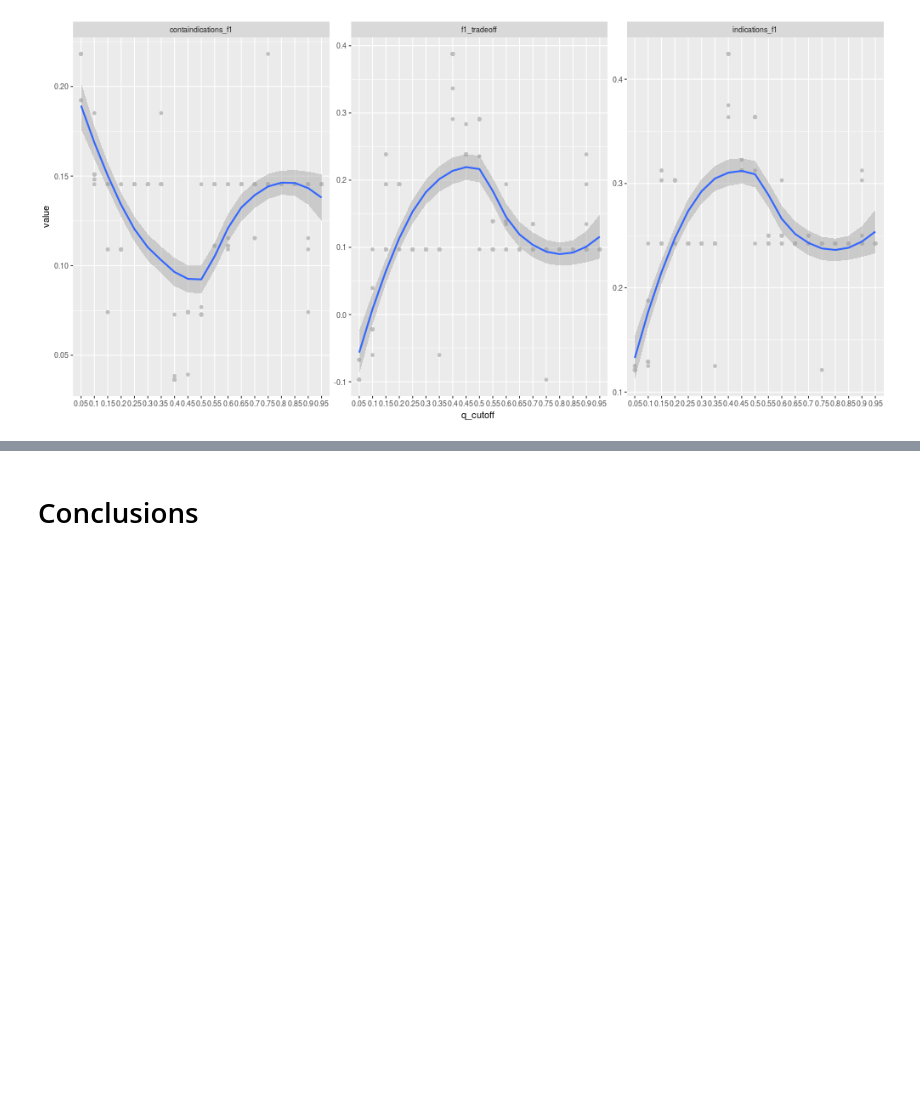
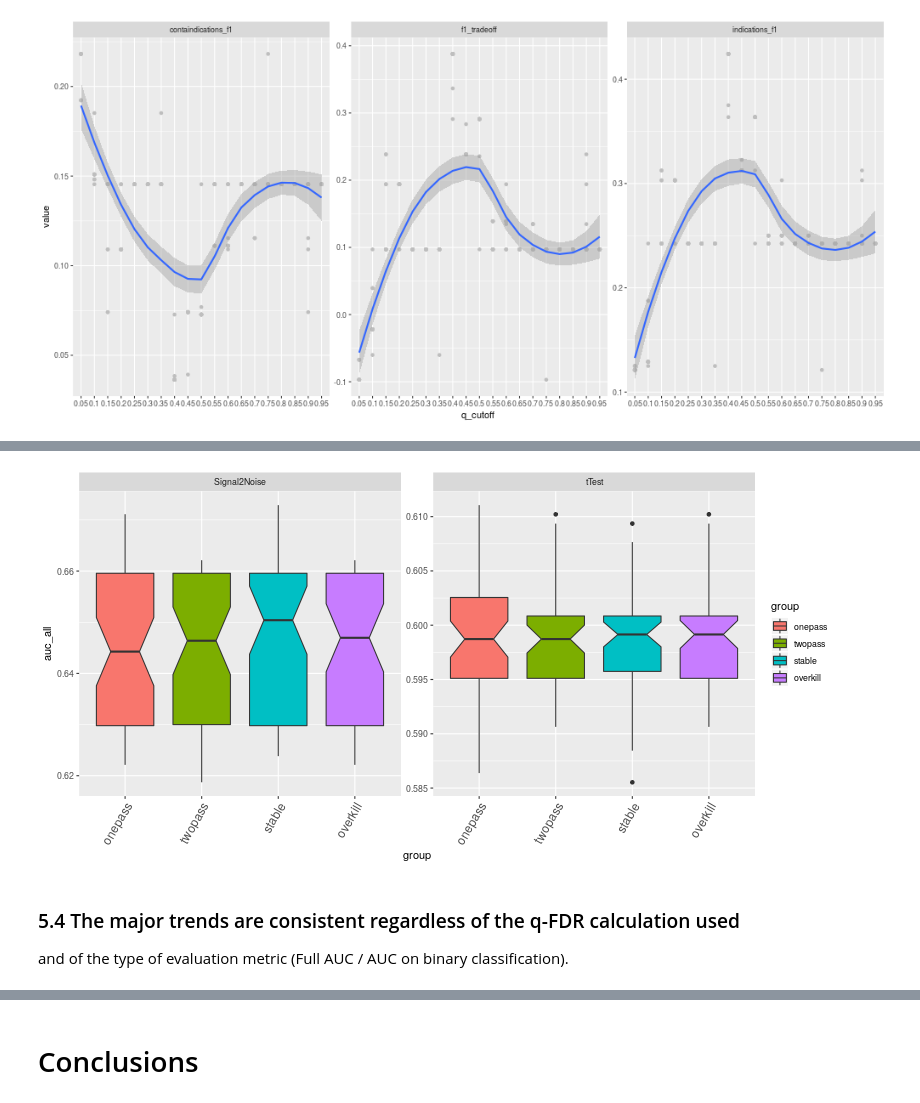
Before and after one commit to krassowski/drug-disease-profile-matching, a Jupyter notebook: notebooks/Signature-based drug-disease associations/cudaGSEA benchmarks.ipynb, the cells around one changed output, grey strips where cells are left out. Drawn from its saved outputs; the diff is of its cells as text; code cells hidden in the pictures; blank space fills up the shorter version.

```diff
--- a/notebooks/Signature-based drug-disease associations/cudaGSEA benchmarks.ipynb
+++ b/notebooks/Signature-based drug-disease associations/cudaGSEA benchmarks.ipynb
@@ -505,0 +522,26 @@ Below one can see that there are no significant execution time differences among
+# %%
+s2n_and_ttest = without_ratio_of_classes[
+    without_ratio_of_classes.metric.str.contains('signal2noise|t_test')
+]
+s2n_and_ttest['metric_type'] = s2n_and_ttest.metric.apply(
+    lambda x: 'Signal2Noise' if 'signal2noise' in x else 'tTest'
+)
+s2n_and_ttest.group = pd.Categorical(
+    s2n_and_ttest.group, ordered=True,
+    categories=['onepass', 'twopass', 'stable', 'overkill']
+)
+# %%
+%%R -i s2n_and_ttest -w 800 -h 400 -u px
+(
+    ggplot(s2n_and_ttest, aes(x=group, y=auc_all, group=group, fill=group))
+    + geom_boxplot(notch=T)
+    + facet_wrap('. ~ metric_type', scales='free_y')
+    + theme(axis.text.x=element_text(angle=60, hjust=1, size=12))
+    + scale_fill_discrete()
+)
+# %% [output]
+[figure, added]
+# %% [markdown]
+### 5.4 The major trends are consistent regardless of the q-FDR calculation used
+
+and of the type of evaluation metric (Full AUC / AUC on binary classification).
```
Also changed, not shown: parts of 60 cells of this notebook.
